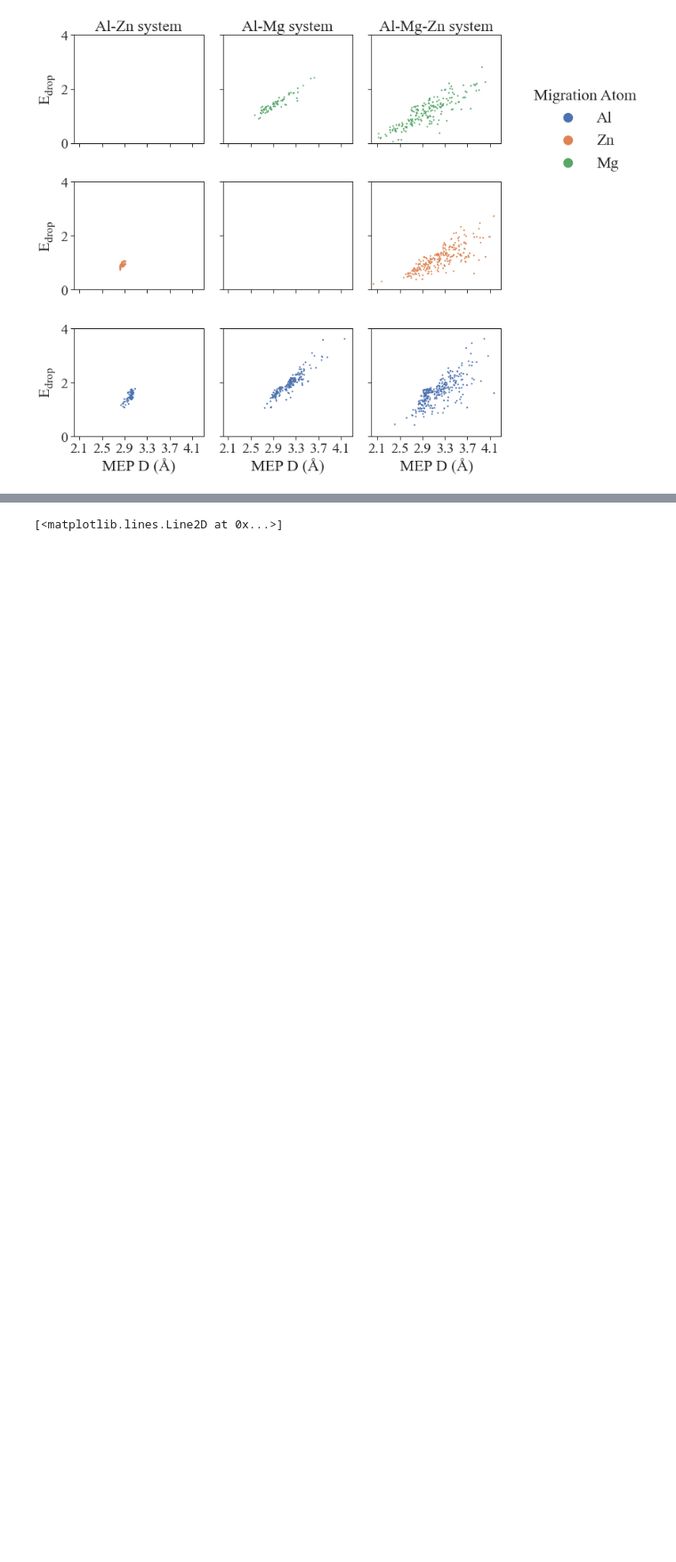
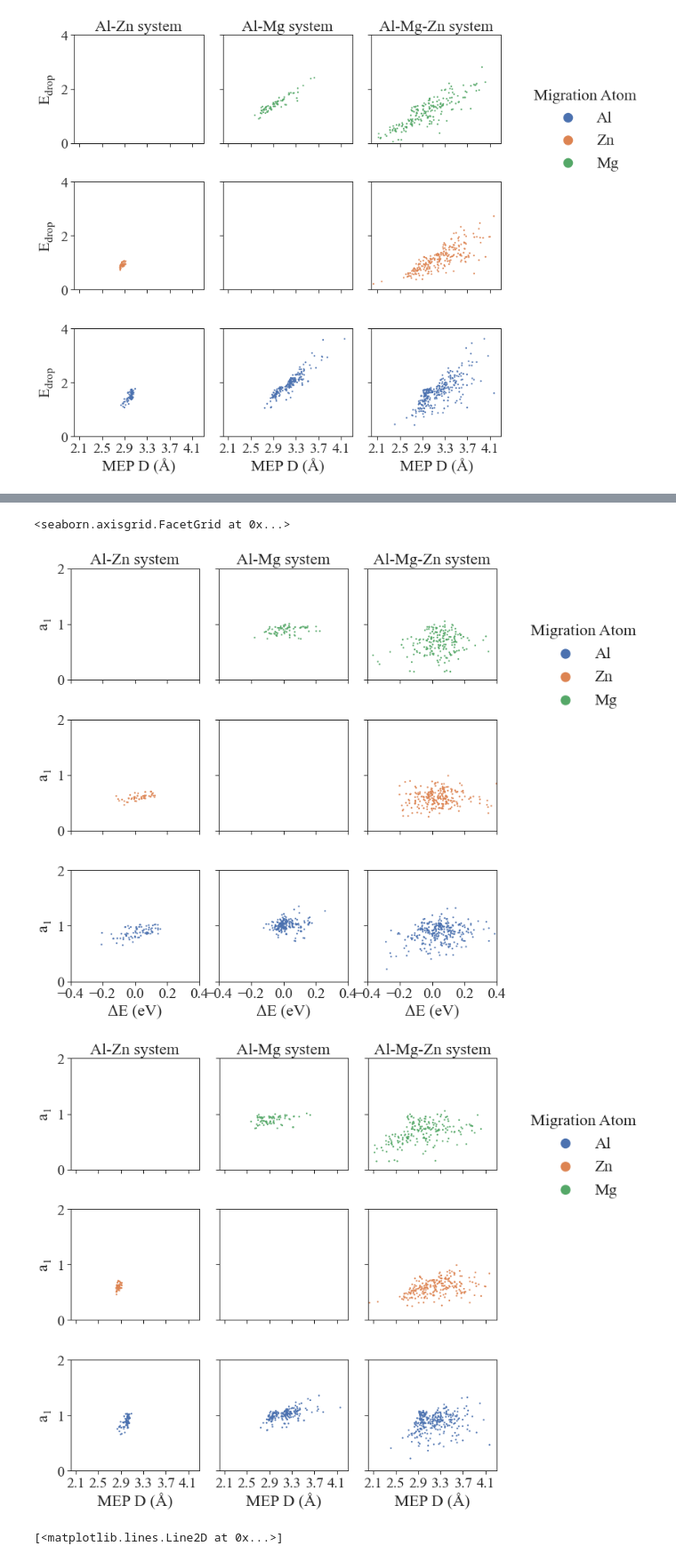
Before and after one commit to zhucongx/ConfigTools, a Jupyter notebook: ansys/NEB_distance_energy.ipynb, the cells around one changed output, grey strips where cells are left out. Shown at 89% size. Drawn from its saved outputs; the diff is of its cells as text; code cells hidden in the pictures; blank space fills up the shorter version.

```diff
--- a/ansys/NEB_distance_energy.ipynb
+++ b/ansys/NEB_distance_energy.ipynb
@@ -431,3 +411,82 @@ for i, row in enumerate(df.iterrows()):
+# %%
+a1s, a2s = [], []
+for i, row in enumerate(df.iterrows()):
+    # Two parabolas
+    delta, gamma, beta = row[1]['Landau_coef']
+    dE = row[1]['energy_difference']
+    D = row[1]['min_erg_distance']
+    a1 = beta
+    a2 = beta+6*delta*D**2+3*gamma*D
+    b1 = 0
+    b2 = -2*a2*D
+    c1 = 0
+    c2 = a2*np.power(D, 2) + row[1]['energy_difference']
+    sq_delta = np.sqrt(np.power((b2-b1), 2)-4*(a2-a1)*(c2-c1))
+    x1 = ((b1-b2)-sq_delta)/2/(a2-a1)
+    energy = a1*x1**2 + b1*x1 + c1
+
+    a1s.append(a1)
+    a2s.append(a2)
+
+df['a1'] = a1s
+df['a2'] = a2s
+
+xlim_range = [-0.4, 0.4]
+ylim_range = [0, 2]
+sns.set(font='Times New Roman',style='ticks')
+sns.set_style({"xtick.major.size": 8, "ytick.major.size": 8})
+sns.set_context("paper", rc={"font.size":20,"axes.titlesize":22,"axes.labelsize":22,"xtick.labelsize":20,"ytick.labelsize":20,})
+palette ={"Al": "C0", "Zn": "C1", "Mg": "C2"}
+g = sns.FacetGrid(df, col="migration_system", legend_out= True, row="migration_atom", hue="migration_atom",
+                  hue_order=["Al","Zn","Mg"], row_order=["Mg","Zn","Al"], col_order=['Al-Zn', 'Al-Mg', 'Al-Mg-Zn'],
+                  margin_titles=False, sharey=True, ylim=ylim_range, xlim=xlim_range, palette=palette)
+marker = matplotlib.markers.MarkerStyle('o',fillstyle='full')
+g = g.map_dataframe(plt.scatter, x="energy_difference", y="a1",  alpha=1, s=5, marker=marker, edgecolors='none')
+g = g.add_legend(loc='upper center', bbox_to_anchor=(1, .85), markerscale=6, scatterpoints=1, label_order=['Al', 'Zn', 'Mg'], prop={'size':22})
+g._legend.set_title('Migration Atom', prop={'size':22})
+for i in range(3):
+    g.axes[i,0].set_ylabel(r'$\mathregular{a_{1}}$')
+g.axes[0,0].set_title('Al-Zn system')
+g.axes[0,1].set_title('Al-Mg system')
+g.axes[0,2].set_title('Al-Mg-Zn system')
+for i in range(1,3):
+    for j in range(3):
+        g.axes[i,j].set_title('')
+for ax in g.axes.flatten():
+    ax.set_xticks(np.arange(-0.4,0.45,0.2))
+for ax in g.axes[2]:
+    ax.set_xlabel('ΔE (eV)')
+g.despine(top=False, right=False)
+##############################################################################################################################
+xlim_range = [2.0, 4.3]
+sns.set(font='Times New Roman',style='ticks')
+sns.set_style({"xtick.major.size": 8, "ytick.major.size": 8})
+sns.set_context("paper", rc={"font.size":20,"axes.titlesize":22,"axes.labelsize":22,"xtick.labelsize":20,"ytick.labelsize":20,})
+palette ={"Al": "C0", "Zn": "C1", "Mg": "C2"}
+g = sns.FacetGrid(df, col="migration_system", legend_out= True, row="migration_atom", hue="migration_atom",
+                  hue_order=["Al","Zn","Mg"], row_order=["Mg","Zn","Al"], col_order=['Al-Zn', 'Al-Mg', 'Al-Mg-Zn'],
+                  margin_titles=False, sharey=True, ylim=ylim_range, xlim=xlim_range, palette=palette)
+marker = matplotlib.markers.MarkerStyle('o',fillstyle='full')
+g = g.map_dataframe(plt.scatter, x="min_erg_distance", y="a1",  alpha=1, s=5, marker=marker, edgecolors='none')
+g = g.add_legend(loc='upper center', bbox_to_anchor=(1, .85), markerscale=6, scatterpoints=1, label_order=['Al', 'Zn', 'Mg'], prop={'size':22})
+g._legend.set_title('Migration Atom', prop={'size':22})
+for i in range(3):
+    g.axes[i,0].set_ylabel(r'$\mathregular{a_{1}}$')
+g.axes[0,0].set_title('Al-Zn system')
+g.axes[0,1].set_title('Al-Mg system')
+g.axes[0,2].set_title('Al-Mg-Zn system')
+for i in range(1,3):
+    for j in range(3):
+        g.axes[i,j].set_title('')
+for ax in g.axes.flatten():
+    ax.set_xticks(np.arange(2.1, 4.3, 0.4))
+for ax in g.axes[2]:
+    ax.set_xlabel('MEP D (Å)')
+g.despine(top=False, right=False)
+# %% [output]
+<seaborn.axisgrid.FacetGrid at 0x...>
+[figure, added]
+[figure, added]
 # %%
 a1, a2 = 1, 1
 
```
Also changed, not shown: parts of 2 cells of this notebook, 6 other files.
